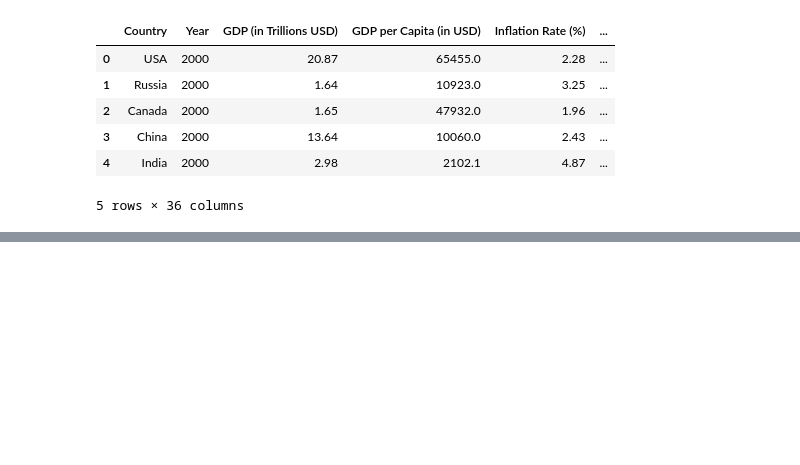
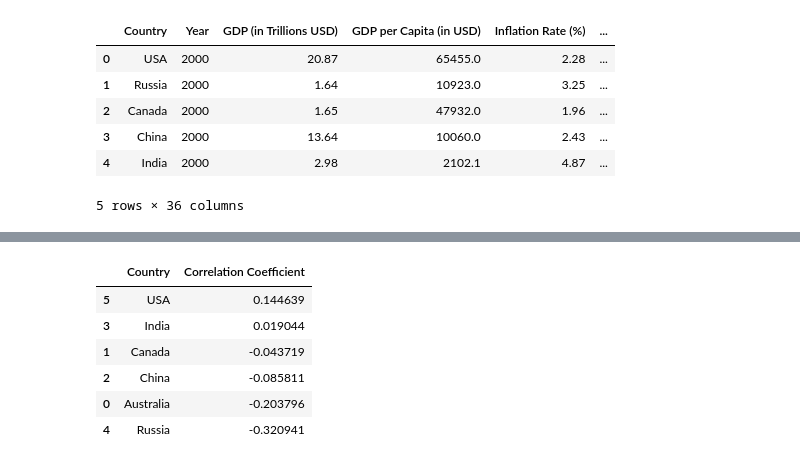
Before and after one commit to sitiekbal/CapstnPro_Econ.Analysis, a Jupyter notebook: Capstone_Project_Economic_Analysis.ipynb, the cells around one changed output, grey strips where cells are left out. Saved outputs shown, nothing was run; the diff lists cells and outputs as text; code cells hidden in the pictures; blank space fills up the shorter version.

```diff
--- a/Capstone_Project_Economic_Analysis.ipynb
+++ b/Capstone_Project_Economic_Analysis.ipynb
@@ -14,34 +14,3 @@ df.head()
 | 3 | China | 2000 | 13.64 | 10060.0 | 2.43 | ... |
 | 4 | India | 2000 | 2.98 | 2102.1 | 4.87 | ... |
 5 rows × 36 columns
-# %%
-import pandas as pd
-import numpy as np
-
-RAW_URL = "https://raw.githubusercontent.com/sitiekbal/CapstnPro_Econ.Analysis/refs/heads/main/Global%20Economic%20Data.csv"
-df = pd.read_csv(RAW_URL)
-
-# tidy column names
-df.columns = [c.strip() for c in df.columns]
-
-# convert Year and numeric columns
-df['Year'] = pd.to_numeric(df['Year'], errors='coerce').astype('Int64')
-numeric_cols = df.columns.drop(['Country','Year'])
-df[numeric_cols] = df[numeric_cols].apply(pd.to_numeric, errors='coerce')
-
-# missingness
-missing = df.isna().sum().sort_values(ascending=False)
-print("Missing values per column:\n", missing[missing>0])
-
-# validate GDP per capita (approx)
-df['GDP_per_capita_check'] = (df['GDP (in Trillions USD)'] * 1_000_000) / df['Population (in Millions)']
-df['gdp_percap_diff'] = df['GDP per Capita (in USD)'] - df['GDP_per_capita_check']
-print("Max absolute difference between reported and computed GDP per capita:",
-      np.nanmax(np.abs(df['gdp_percap_diff'])))
-
-# quick trend plot example (requires matplotlib)
-import matplotlib.pyplot as plt
-for country in df['Country'].unique():
-    sub = df[df['Country'] == country].sort_values('Year')
-    plt.plot(sub['Year'], sub['GDP per Capita (in USD)'], label=country)
-plt.legend(); plt.title("GDP per Capita (USD) by country"); plt.show()
@@ -52,0 +156,18 @@ Max absolute difference between reported and computed GDP per capita: 7177.21841
+# %%
+# Clean recalculation without DeprecationWarnings
+country_corrs_clean = (
+    df.groupby('Country', as_index=False)
+    .apply(lambda g: pd.Series({
+        'Correlation Coefficient': g['GDP per Capita (in USD)'].corr(g['Renewable Energy Share (%)'])
+    }), include_groups=False)
+)
+
+display(country_corrs_clean.sort_values(by='Correlation Coefficient', ascending=False))
+# %% [output]
+|  | Country | Correlation Coefficient |
+| 5 | USA | 0.144639 |
+| 3 | India | 0.019044 |
+| 1 | Canada | -0.043719 |
+| 2 | China | -0.085811 |
+| 0 | Australia | -0.203796 |
+| 4 | Russia | -0.320941 |
```
Also changed, not shown: parts of 6 cells of this notebook.
